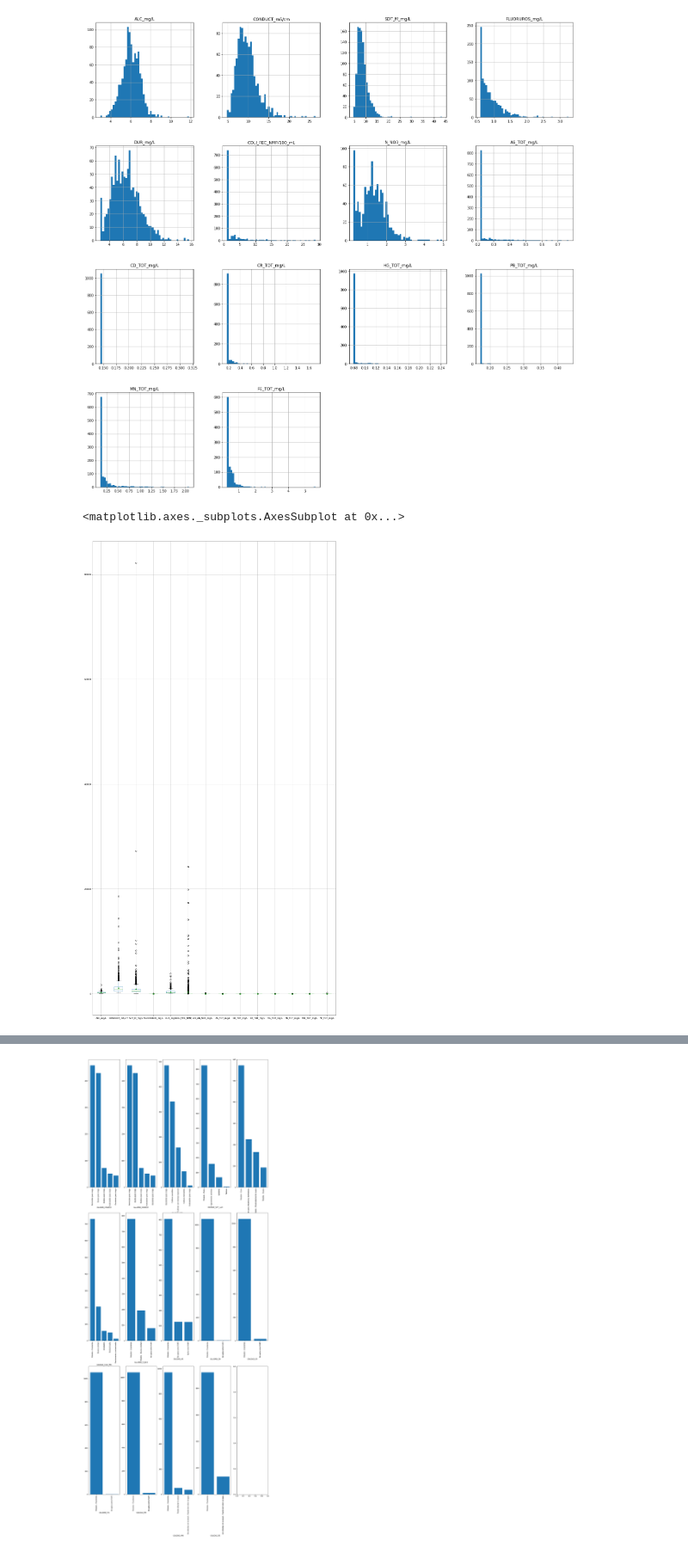
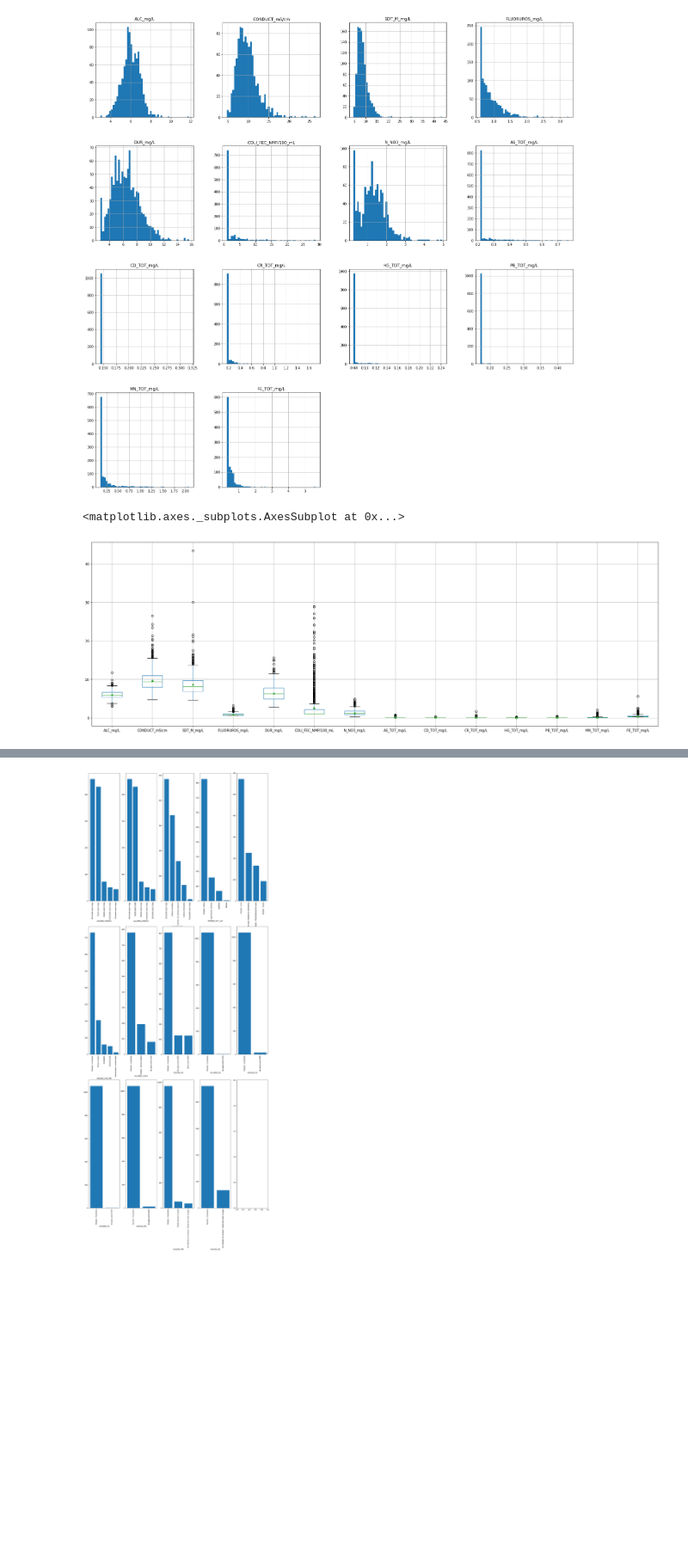
Before and after one commit to PosgradoMNA/actividades-del-projecto-team-1, a Jupyter notebook: Reto/Reto_Equipo1.ipynb, the cells around one changed output, grey strips where cells are left out. Shown at 86% size. Saved outputs shown, nothing was run; the diff lists cells and outputs as text; code cells hidden in the pictures; blank space fills up the shorter version.

Commit message:
removing some charts

```diff
--- a/Reto/Reto_Equipo1.ipynb
+++ b/Reto/Reto_Equipo1.ipynb
@@ -537,7 +514,7 @@ array([[<matplotlib.axes._subplots.AxesSubplot object at 0x...>,
       dtype=object)
 [figure]
 # %%
-df_AguaSubterraneaCleaned[numericas].boxplot(figsize=(20,40),showmeans=True)
+transformed_num_data.boxplot(figsize=(30,10),showmeans=True)
 # %% [output]
 <matplotlib.axes._subplots.AxesSubplot at 0x...>
-[figure, old version]
+[figure, new version]
```
Also changed, not shown: parts of 9 cells of this notebook.
